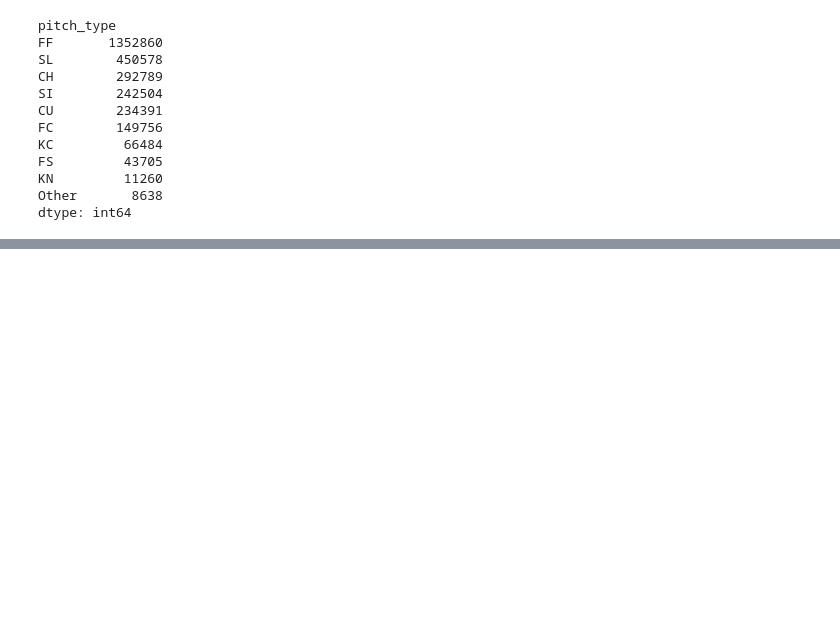
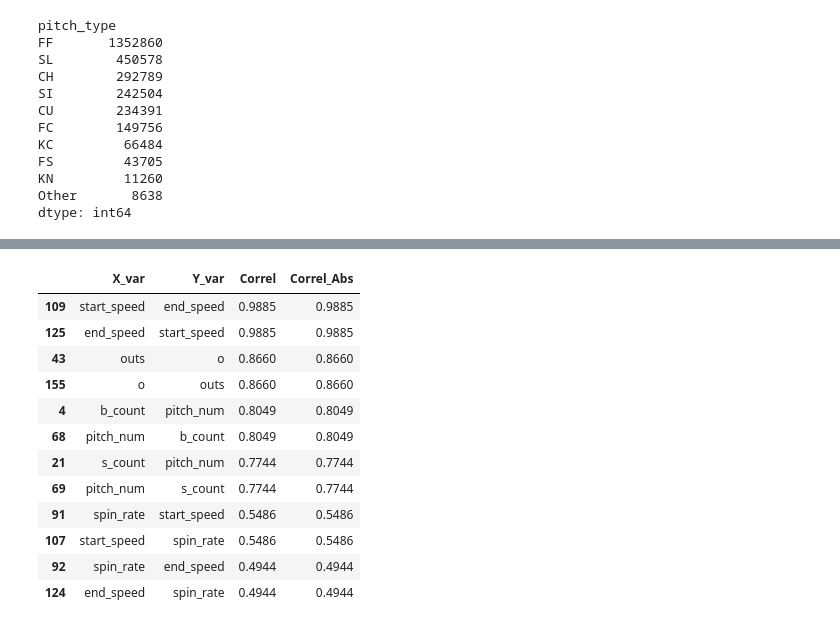
Before and after one commit to zsomborh/analyse_baseball_matches, a Jupyter notebook: Term_Proj_Coding_3_Baseball.ipynb, the cells around one changed output, grey strips where cells are left out. Drawn from its saved outputs; the diff is of its cells as text; code cells hidden in the pictures; blank space fills up the shorter version.

```diff
--- a/Term_Proj_Coding_3_Baseball.ipynb
+++ b/Term_Proj_Coding_3_Baseball.ipynb
@@ -276,0 +332,20 @@ df.groupby(['g_id','b_count','s_count','outs','pitch_type']).mean()
+# %%
+Correls[(Correls['Correl_Abs'] != 1) & (Correls['Correl_Abs'] >= 0.4)].sort_values(by = 'Correl_Abs', ascending = False)
+
+# Start-End speed fairly obviously related -> % / Abs.value drop in speed good target variable for weather-related Q2
+# Pitch_Nr & bat / Strike count - fairly obvious -> more balls thrown = more balls hit/striked
+# Spin_Rate & Ball Speed - most interesting finding so far -> solid question: how does it correlate with drop in ball_speed
+# %% [output]
+|  | X_var | Y_var | Correl | Correl_Abs |
+| 109 | start_speed | end_speed | 0.9885 | 0.9885 |
+| 125 | end_speed | start_speed | 0.9885 | 0.9885 |
+| 43 | outs | o | 0.8660 | 0.8660 |
+| 155 | o | outs | 0.8660 | 0.8660 |
+| 4 | b_count | pitch_num | 0.8049 | 0.8049 |
+| 68 | pitch_num | b_count | 0.8049 | 0.8049 |
+| 21 | s_count | pitch_num | 0.7744 | 0.7744 |
+| 69 | pitch_num | s_count | 0.7744 | 0.7744 |
+| 91 | spin_rate | start_speed | 0.5486 | 0.5486 |
+| 107 | start_speed | spin_rate | 0.5486 | 0.5486 |
+| 92 | spin_rate | end_speed | 0.4944 | 0.4944 |
+| 124 | end_speed | spin_rate | 0.4944 | 0.4944 |
```
Also changed, not shown: parts of 10 cells of this notebook.
